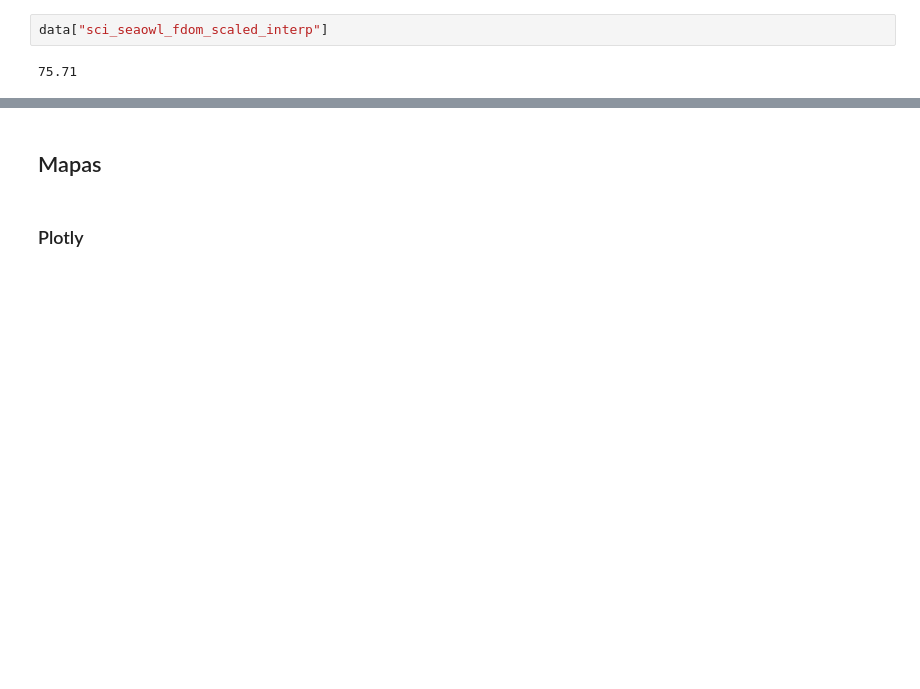
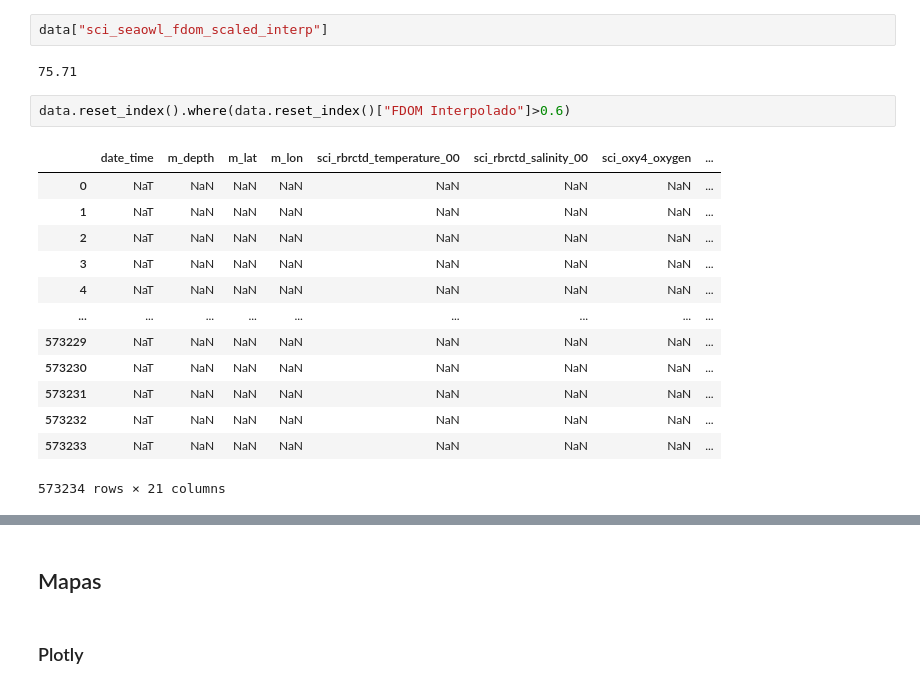
Before and after one commit to PNBOIA-Brasil/glider, a Jupyter notebook: notebooks/plots.ipynb, the cells around one changed output, grey strips where cells are left out. Drawn from its saved outputs; the diff is of its cells as text; blank space fills up the shorter version.

```diff
--- a/notebooks/plots.ipynb
+++ b/notebooks/plots.ipynb
@@ -274,3 +274,19 @@ data.loc[data["sci_seaowl_fdom_scaled_interp"]<1,"sci_seaowl_fdom_scaled_interp"
 data["sci_seaowl_fdom_scaled_interp"]
 # %% [output]
 75.71
+# %%
+data.reset_index().where(data.reset_index()["FDOM Interpolado"]>0.6)
+# %% [output]
+|  | date_time | m_depth | m_lat | m_lon | sci_rbrctd_temperature_00 | sci_rbrctd_salinity_00 | sci_oxy4_oxygen | ... |
+| 0 | NaT | NaN | NaN | NaN | NaN | NaN | NaN | ... |
+| 1 | NaT | NaN | NaN | NaN | NaN | NaN | NaN | ... |
+| 2 | NaT | NaN | NaN | NaN | NaN | NaN | NaN | ... |
+| 3 | NaT | NaN | NaN | NaN | NaN | NaN | NaN | ... |
+| 4 | NaT | NaN | NaN | NaN | NaN | NaN | NaN | ... |
+| ... | ... | ... | ... | ... | ... | ... | ... | ... |
+| 573229 | NaT | NaN | NaN | NaN | NaN | NaN | NaN | ... |
+| 573230 | NaT | NaN | NaN | NaN | NaN | NaN | NaN | ... |
+| 573231 | NaT | NaN | NaN | NaN | NaN | NaN | NaN | ... |
+| 573232 | NaT | NaN | NaN | NaN | NaN | NaN | NaN | ... |
+| 573233 | NaT | NaN | NaN | NaN | NaN | NaN | NaN | ... |
+573234 rows × 21 columns
```
Also changed, not shown: parts of 3 cells of this notebook.
